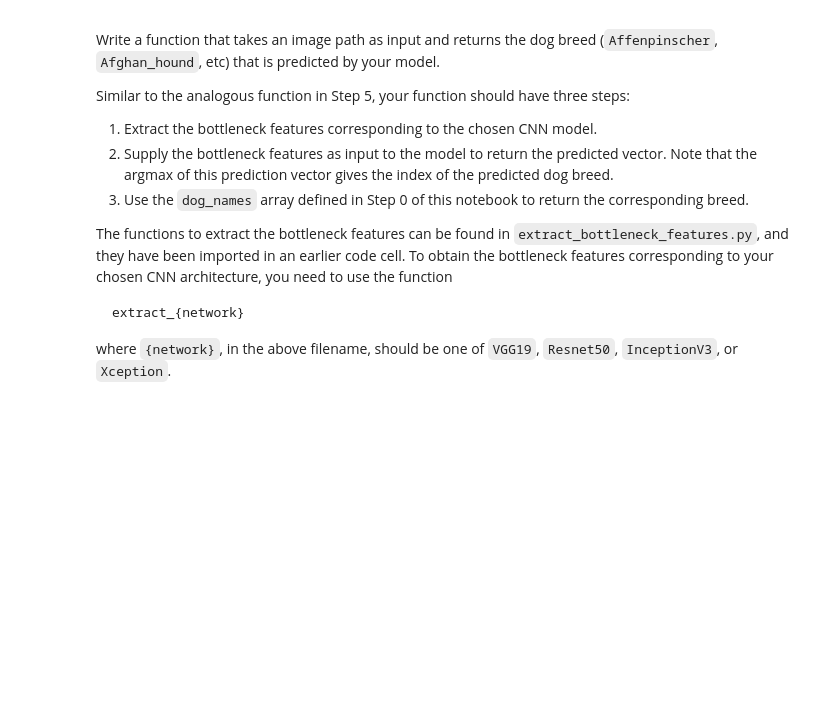
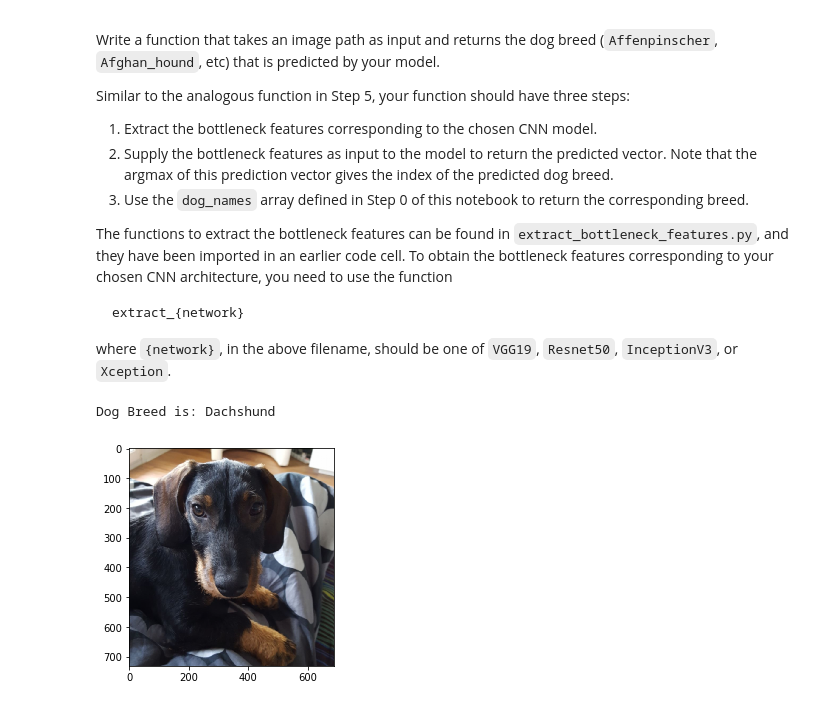
Before and after one commit to linuxbender/Deep_Learning, a Jupyter notebook: project-2/dog_app.ipynb, the cells around one changed output. Saved outputs shown, nothing was run; the diff lists cells and outputs as text; code cells hidden in the pictures; blank space fills up the shorter version.

```diff
--- a/project-2/dog_app.ipynb
+++ b/project-2/dog_app.ipynb
@@ -587,6 +695,12 @@ In the code block below, extract the bottleneck features corresponding to the tr
     test_{network} = bottleneck_features['test']
 # %%
 ### TODO: Obtain bottleneck features from another pre-trained CNN.
+
+#I have chosen Resnet50
+bottleneck_features = np.load('bottleneck_features/DogResnet50Data.npz')
+train_Resnet50 = bottleneck_features['train']
+valid_Resnet50 = bottleneck_features['valid']
+test_Resnet50 = bottleneck_features['test']
 # %% [markdown]
 ### (IMPLEMENTATION) Model Architecture
 
@@ -603,6 +743,7 @@ __Answer:__
 ### (IMPLEMENTATION) Compile the Model
 # %%
 ### TODO: Compile the model.
+model_ResNet50.compile(loss='categorical_crossentropy', optimizer='rmsprop', metrics=['accuracy'])
 # %% [markdown]
 ### (IMPLEMENTATION) Train the Model
 
@@ -615,6 +790,9 @@ You are welcome to [augment the training data](https://blog.keras.io/building-po
 ### (IMPLEMENTATION) Load the Model with the Best Validation Loss
 # %%
 ### TODO: Load the model weights with the best validation loss.
+
+# load train data
+model_ResNet50.load_weights('saved_models/weights.best.ResNet50.hdf5')
 # %% [markdown]
 ### (IMPLEMENTATION) Test the Model
 
@@ -641,0 +826,37 @@ where `{network}`, in the above filename, should be one of `VGG19`, `Resnet50`,
+# %%
+### TODO: Write a function that takes a path to an image as input
+### and returns the dog breed that is predicted by the model.
+
+# import my Resnet50 func
+from extract_bottleneck_features import extract_Resnet50
+
+# template from step 5, return name
+def getPredictBreedFromResNet50(imagePath):
+    # extract bottleneck features
+    bottleneck_feature = extract_Resnet50(path_to_tensor(imagePath))
+    # obtain predicted vector
+    predicted_vector = model_ResNet50.predict(bottleneck_feature)
+    # return dog breed that is predicted by the model
+    return dog_names[np.argmax(predicted_vector)]
+
+# test func helper to check if getPredictBreedFromResNet50 is correct impl.
+# func show image from path
+def showImageTest(imagePath):
+    image = cv2.imread(imagePath)
+    cv_rgb = cv2.cvtColor(image, cv2.COLOR_BGR2RGB)
+    imgplot = plt.imshow(cv_rgb)
+
+# func to predict and show the image
+def getDogBreedFromImageTest(imagePath):
+    if (dog_detector(imagePath)):
+        print('Dog Breed is: {}'.format(getPredictBreedFromResNet50(imagePath)))
+        showImage(imagePath)
+    else:
+        print('Human Person:')
+        showImage(imagePath)
+# %%
+# test with Robbi
+getDogBreedFromImageTest('images/Robbi_Rauhaardackel_im_Tierheim_2.png')
+# %% [output]
+Dog Breed is: Dachshund
+[figure, added]
```
Also changed, not shown: parts of 45 cells of this notebook, 1 other file.
